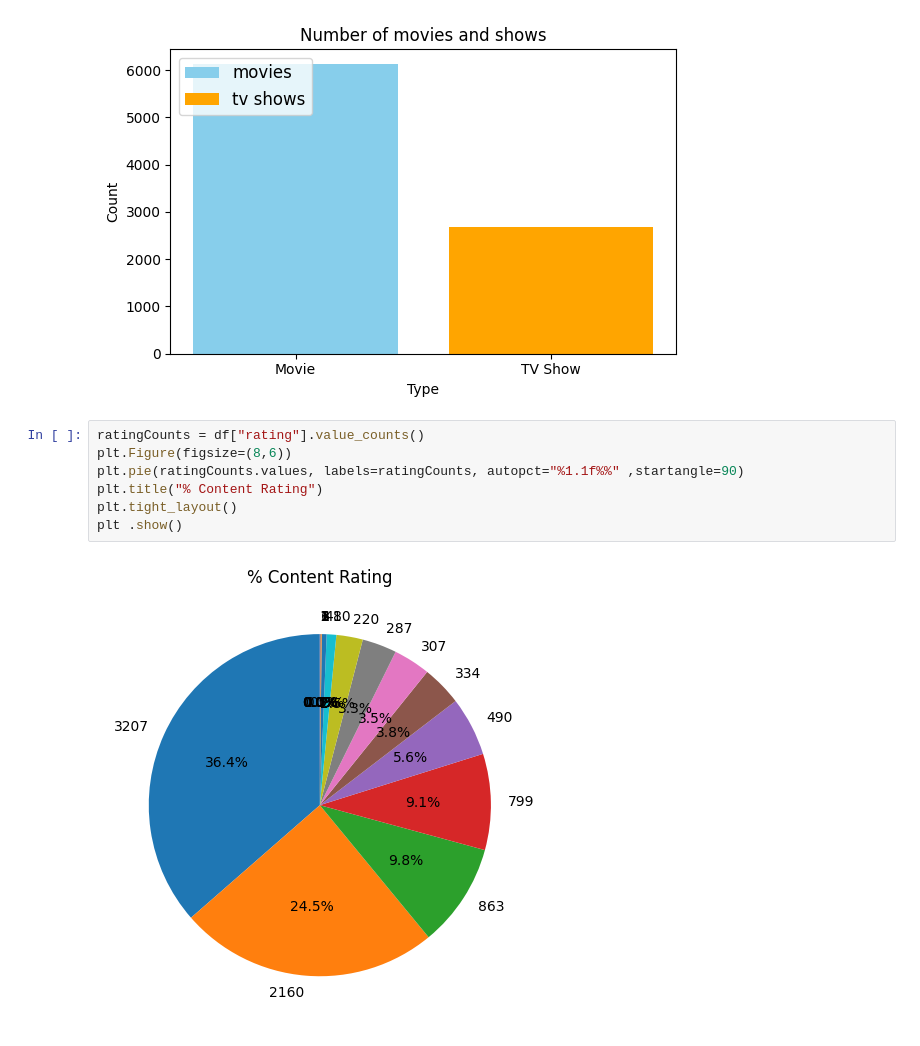
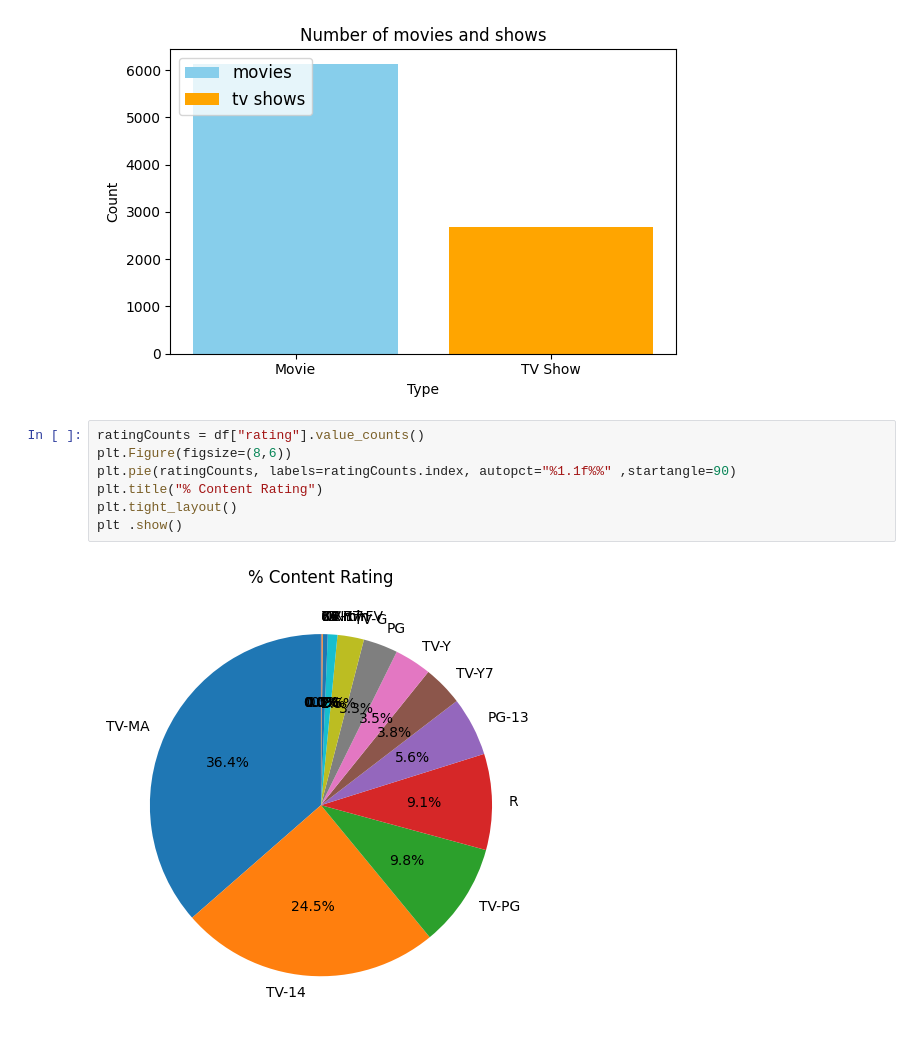
Before and after one commit to Haseebi-khan/Python-Language, a Jupyter notebook: Matplotlib/1.4.Netflix_Dataset.ipynb, the cells around one changed output. Saved outputs shown, nothing was run; the diff lists cells and outputs as text.

```diff
--- a/Matplotlib/1.4.Netflix_Dataset.ipynb
+++ b/Matplotlib/1.4.Netflix_Dataset.ipynb
@@ -43,9 +43,9 @@ plt.show()
 # %%
 ratingCounts = df["rating"].value_counts()
 plt.Figure(figsize=(8,6))
-plt.pie(ratingCounts.values, labels=ratingCounts, autopct="%1.1f%%" ,startangle=90)
+plt.pie(ratingCounts, labels=ratingCounts.index, autopct="%1.1f%%" ,startangle=90)
 plt.title("% Content Rating")
 plt.tight_layout()
 plt .show()
 # %% [output]
-[figure, old version]
+[figure, new version]
```
Also changed, not shown: parts of 4 cells of this notebook.
